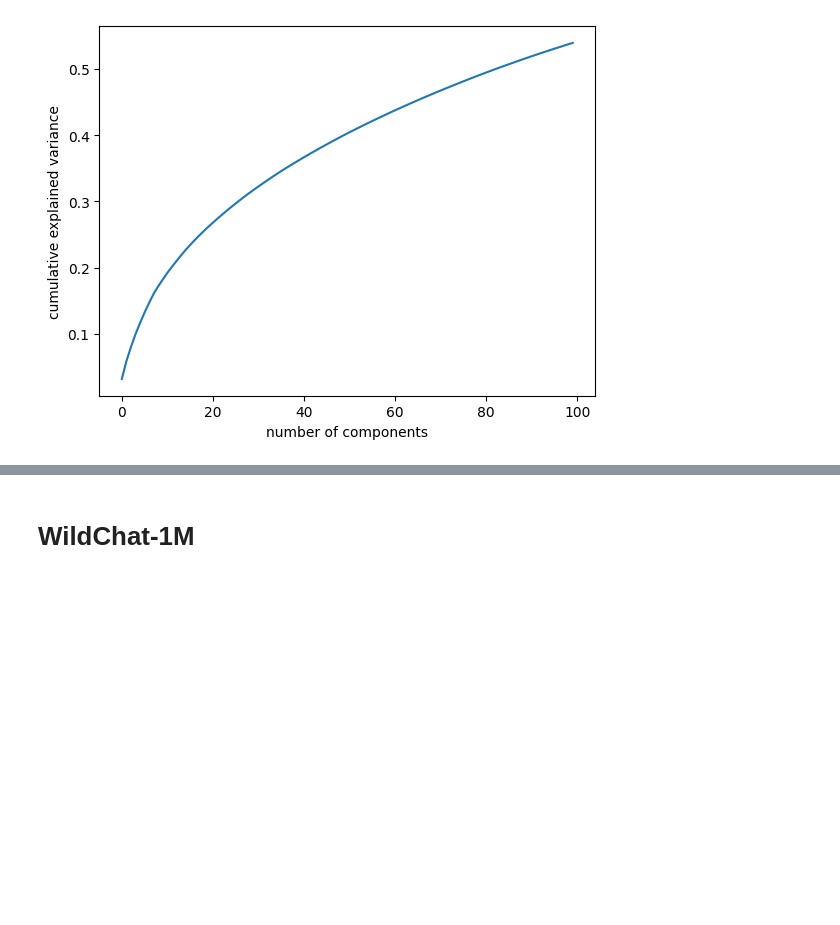
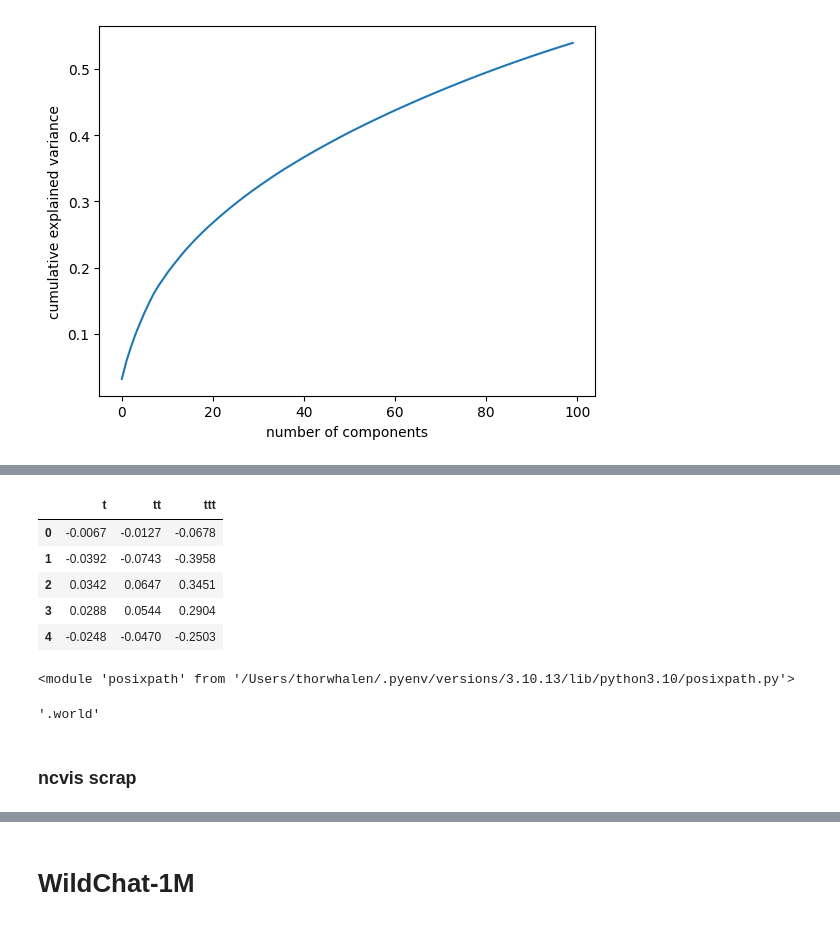
Before and after one commit to thorwhalen/imbed, a Jupyter notebook: misc/ai_prompts.ipynb, the cells around one changed output, grey strips where cells are left out. Cells and saved outputs as stored; diff of their text form; code cells hidden in the pictures; blank space fills up the shorter version.

```diff
--- a/misc/ai_prompts.ipynb
+++ b/misc/ai_prompts.ipynb
@@ -682,0 +871,20 @@ Text(0, 0.5, 'cumulative explained variance')
+# %%
+import oa
+
+t = oa.embeddings('hello world', model='text-embedding-3-small')
+tt = oa.embeddings('hello world', model='text-embedding-3-small', dimensions=256)
+ttt = oa.embeddings('hello world', model='text-embedding-3-small', dimensions=10)
+
+# make a dataframe with t[:5], tt[:5], ttt[:5], keeping only 4 significant digits
+import pandas as pd
+
+pd.DataFrame(
+    {'t': t[:5], 'tt': tt[:5], 'ttt': ttt[:5],}
+).applymap(lambda x: round(x, 4))
+# %% [output]
+|  | t | tt | ttt |
+| 0 | -0.0067 | -0.0127 | -0.0678 |
+| 1 | -0.0392 | -0.0743 | -0.3958 |
+| 2 | 0.0342 | 0.0647 | 0.3451 |
+| 3 | 0.0288 | 0.0544 | 0.2904 |
+| 4 | -0.0248 | -0.0470 | -0.2503 |
@@ -682,0 +896,16 @@ Text(0, 0.5, 'cumulative explained variance')
+# %%
+import os
+os.path
+# %% [output]
+<module 'posixpath' from '/Users/thorwhalen/.pyenv/versions/3.10.13/lib/python3.10/posixpath.py'>
+# %%
+from posixpath import splitext
+
+def get_extension(k):
+    return splitext(k)[1]
+
+get_extension('hello.world')
+# %% [output]
+'.world'
+# %% [markdown]
+### ncvis scrap
```
Also changed, not shown: parts of 43 cells of this notebook, 4 other files.
